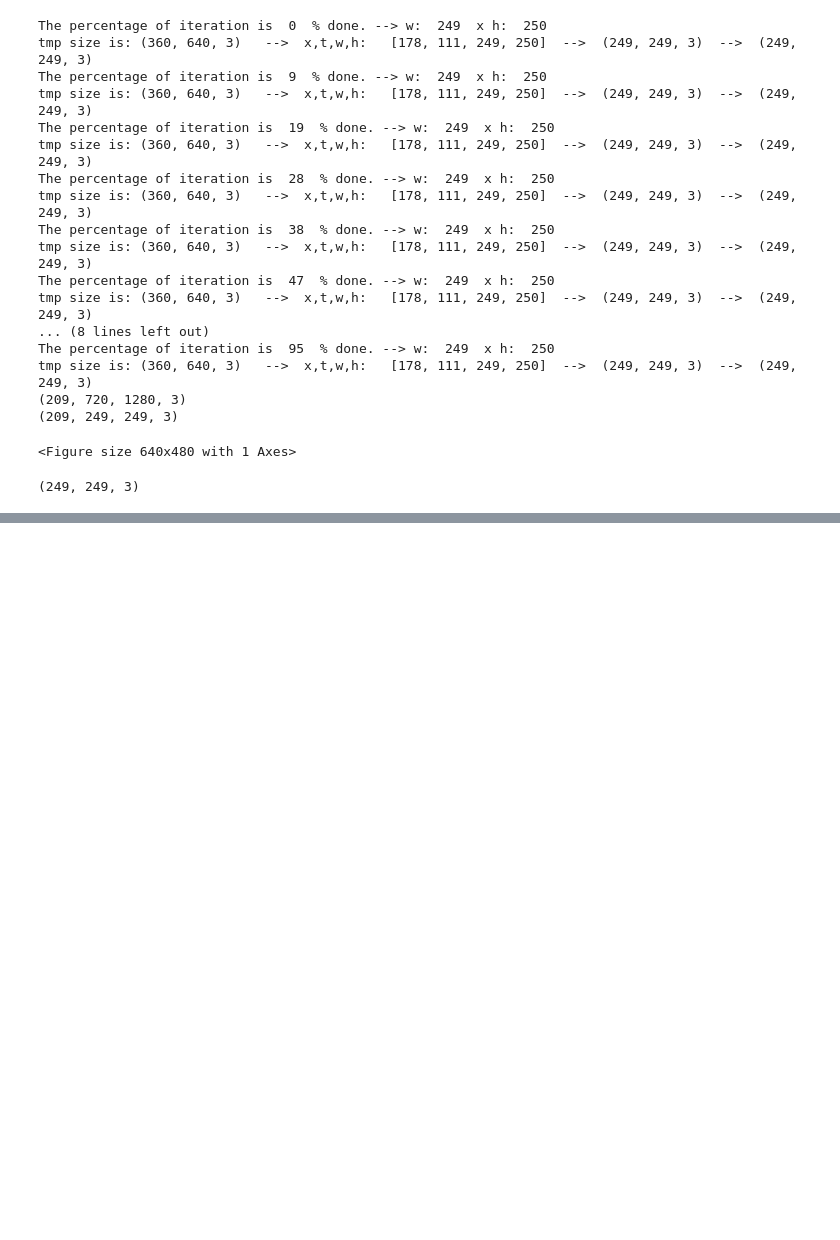
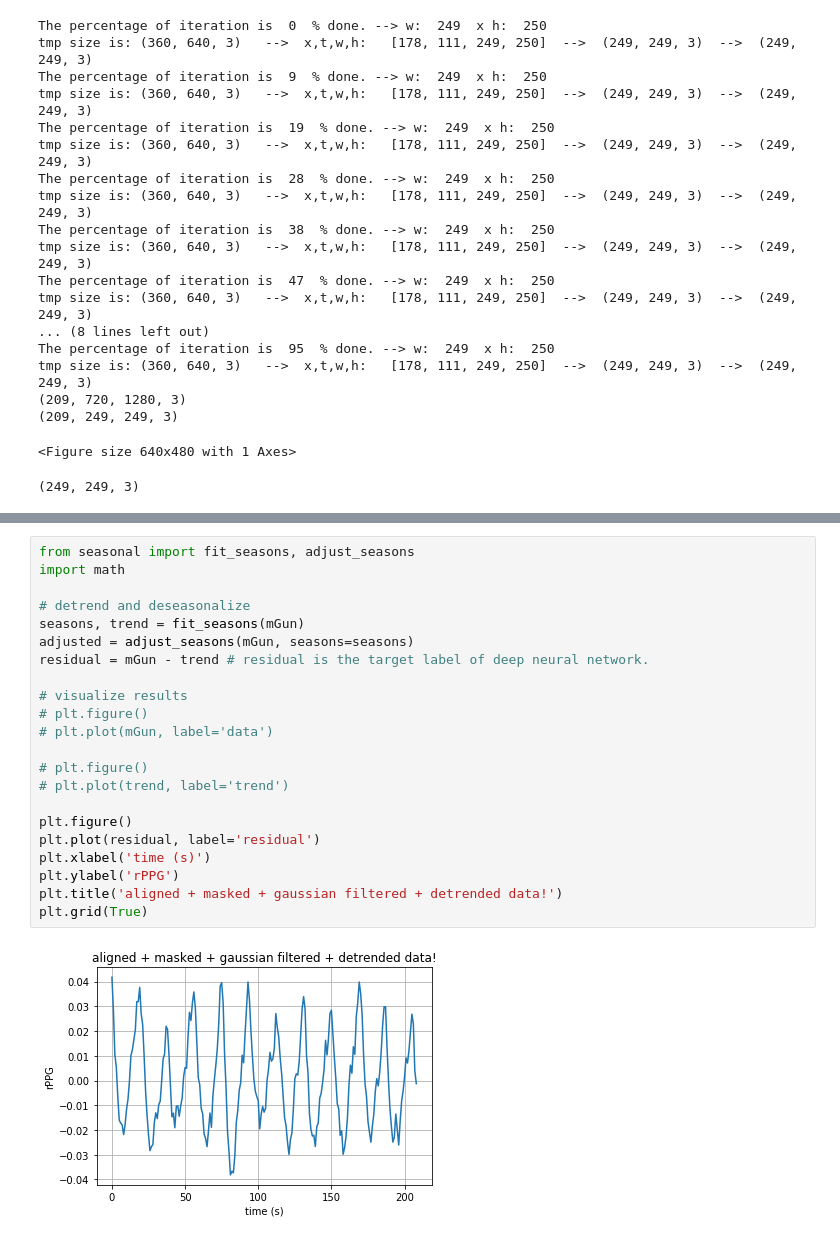
Before and after one commit to chungbrain/image-processing-for-detecting-Heart-signal, a Jupyter notebook: analyzing_facial_heartrate_from_raw_uncompressed_video_clip_20180518.ipynb, the cells around one changed output, grey strips where cells are left out. Drawn from its saved outputs; the diff is of its cells as text; blank space fills up the shorter version.

```diff
--- a/analyzing_facial_heartrate_from_raw_uncompressed_video_clip_20180518.ipynb
+++ b/analyzing_facial_heartrate_from_raw_uncompressed_video_clip_20180518.ipynb
@@ -245,0 +263,24 @@ plt.show()
+# %%
+from seasonal import fit_seasons, adjust_seasons
+import math
+
+# detrend and deseasonalize
+seasons, trend = fit_seasons(mGun)
+adjusted = adjust_seasons(mGun, seasons=seasons)
+residual = mGun - trend # residual is the target label of deep neural network.
+
+# visualize results
+# plt.figure()
+# plt.plot(mGun, label='data')
+
+# plt.figure()
+# plt.plot(trend, label='trend')
+
+plt.figure()
+plt.plot(residual, label='residual')
+plt.xlabel('time (s)')
+plt.ylabel('rPPG')
+plt.title('aligned + masked + gaussian filtered + detrended data!')
+plt.grid(True)
+# %% [output]
+[figure, added]
```
Also changed, not shown: parts of 3 cells of this notebook.
